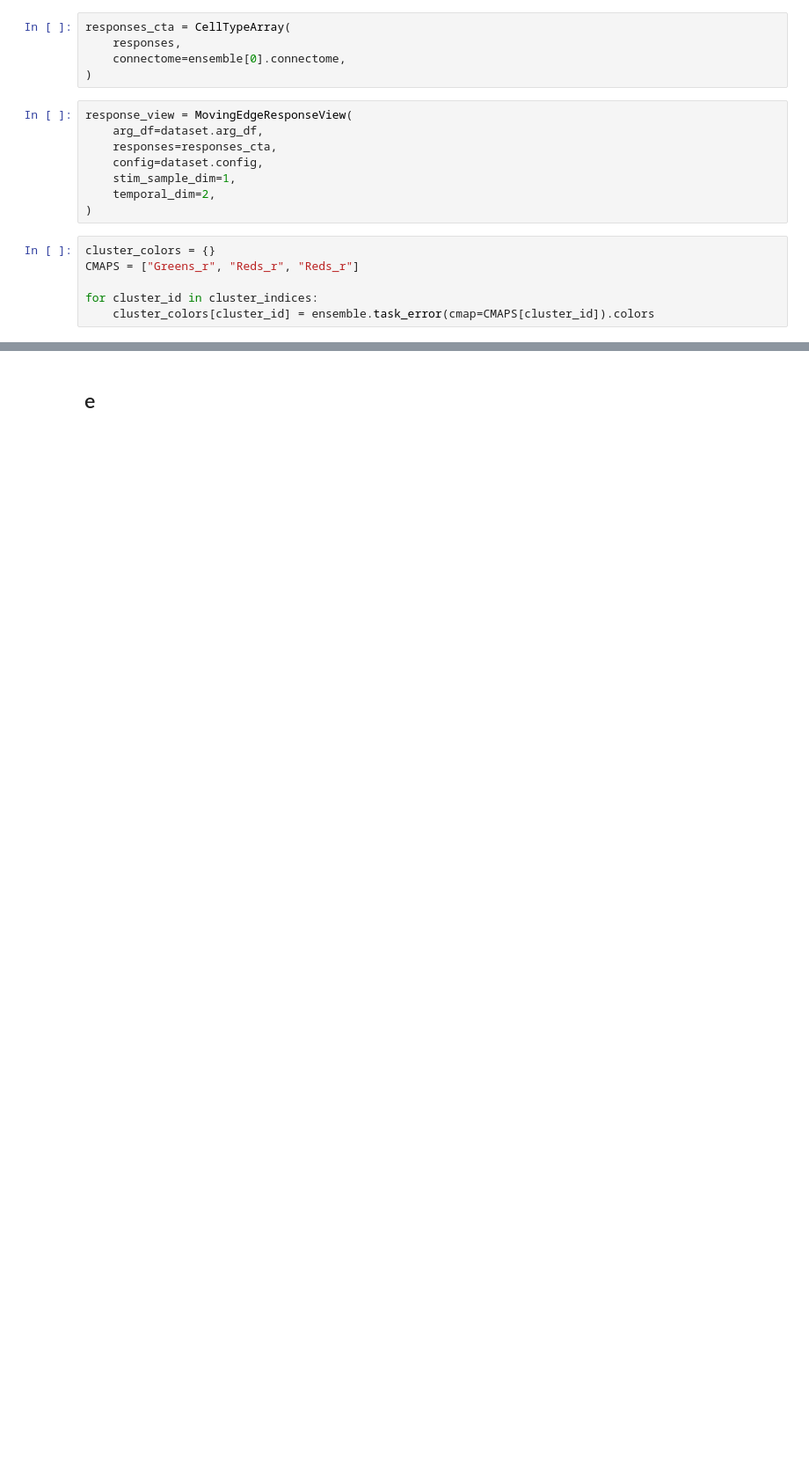
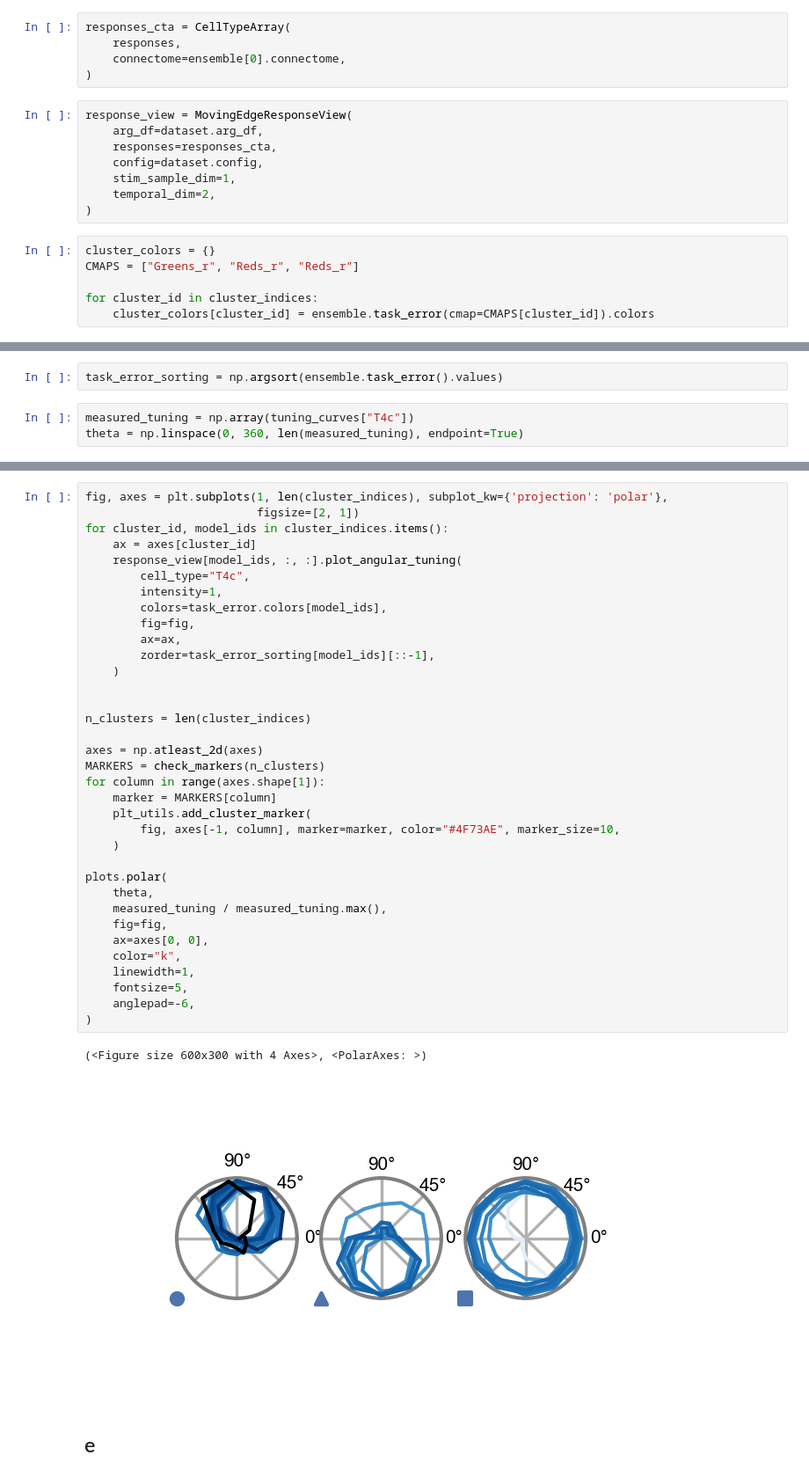
Before and after one commit to TuragaLab/flyvis, a Jupyter notebook: notebooks/figure_03_naturalistic_stimuli_responses.ipynb, the cells around one changed output, grey strips where cells are left out. Shown at 88% size. Saved outputs shown, nothing was run; the diff lists cells and outputs as text; blank space fills up the shorter version.

Commit message:
figure 3 notebook

```diff
--- a/notebooks/figure_03_naturalistic_stimuli_responses.ipynb
+++ b/notebooks/figure_03_naturalistic_stimuli_responses.ipynb
@@ -122,0 +110,5 @@ for cluster_id, model_ids in cluster_indices.items():
+# %%
+task_error_sorting = np.argsort(ensemble.task_error().values)
+# %%
+measured_tuning = np.array(tuning_curves["T4c"])
+theta = np.linspace(0, 360, len(measured_tuning), endpoint=True)
@@ -123,2 +135,40 @@ for cluster_id, model_ids in cluster_indices.items():
+# %%
+fig, axes = plt.subplots(1, len(cluster_indices), subplot_kw={'projection': 'polar'},
+                         figsize=[2, 1])
+for cluster_id, model_ids in cluster_indices.items():
+    ax = axes[cluster_id]
+    response_view[model_ids, :, :].plot_angular_tuning(
+        cell_type="T4c",
+        intensity=1,
+        colors=task_error.colors[model_ids],
+        fig=fig,
+        ax=ax,
+        zorder=task_error_sorting[model_ids][::-1],
+    )
+
+
+n_clusters = len(cluster_indices)
+
+axes = np.atleast_2d(axes)
+MARKERS = check_markers(n_clusters)
+for column in range(axes.shape[1]):
+    marker = MARKERS[column]
+    plt_utils.add_cluster_marker(
+        fig, axes[-1, column], marker=marker, color="#4F73AE", marker_size=10,
+    )
+
+plots.polar(
+    theta,
+    measured_tuning / measured_tuning.max(),
+    fig=fig,
+    ax=axes[0, 0],
+    color="k",
+    linewidth=1,
+    fontsize=5,
+    anglepad=-6,
+)
+# %% [output]
+(<Figure size 600x300 with 4 Axes>, <PolarAxes: >)
+[figure, added]
 # %% [markdown]
 ## e
```
Also changed, not shown: parts of 130 cells of this notebook.
